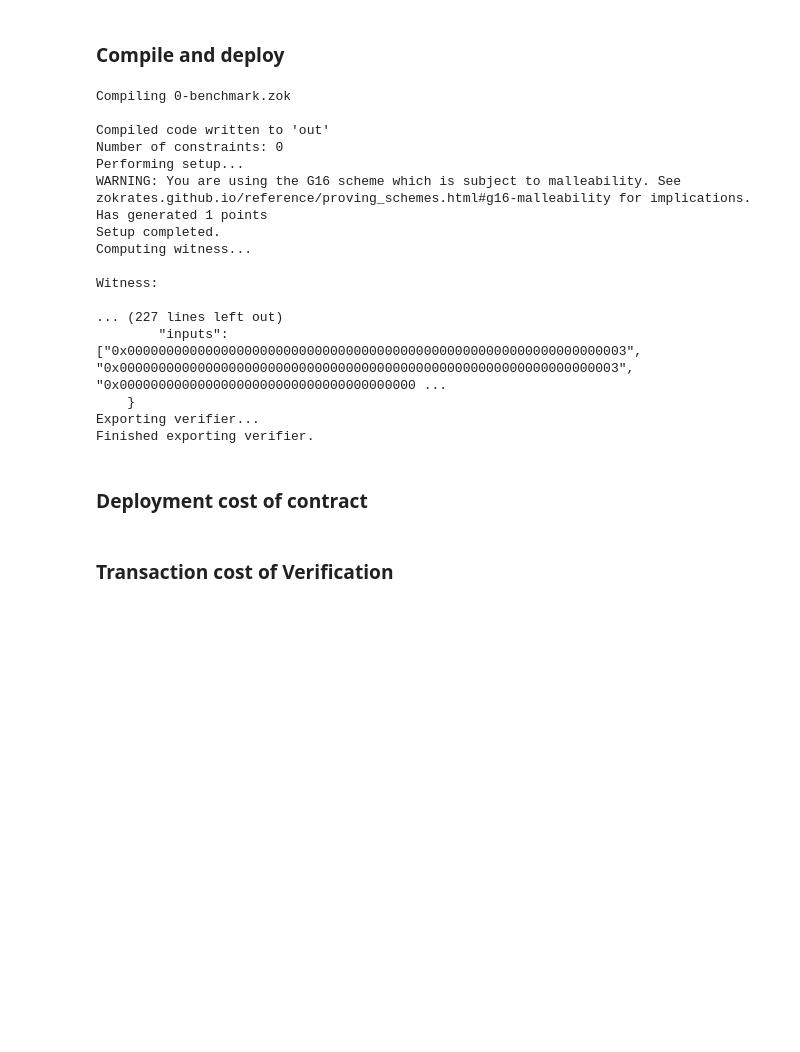
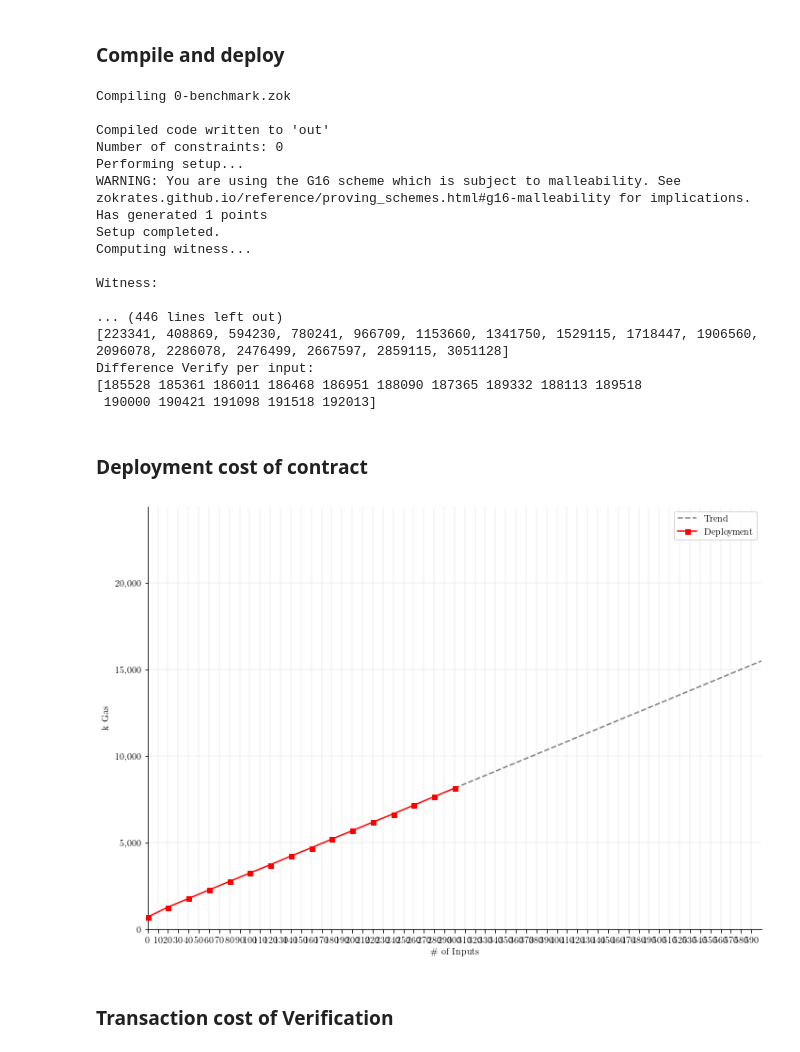
Before and after one commit to JacobEberhardt/ZoKratesBenchmarks, a Jupyter notebook: input_benchmark.ipynb, the cells around one changed output. Saved outputs shown, nothing was run; the diff lists cells and outputs as text; code cells hidden in the pictures; blank space fills up the shorter version.

Commit message:
solc optimizer turned on + added ganache-cli instructions

```diff
--- a/input_benchmark.ipynb
+++ b/input_benchmark.ipynb
@@ -74,8 +77,8 @@ w3.eth.defaultAccount = w3.eth.accounts[0]
 ### Benchmark Configuration:
 Set max number of inputs for the function. proving_scheme only accepts g16 for now, since thats the only available option in the install script version of ZoKrates. Once they are implemented, they can be choosen via provided variable.
 # %%
-max_inputs = 170 # largest number of contract inputs. Max size w.r. to contract size: 180
-step = 100 # increment in number of inputs between two experiments
+max_inputs = 300 # largest number of contract inputs. Max size w.r. to contract size without solc --optimize flag: 168. This is just below 2 kilobyte (2KB bounday, see EIP-170)
+step = 20 # increment in number of inputs between two experiments
 trend_factor = 2
 proving_scheme = "g16"
 target_dir = './target' # directory generated files are stored in
@@ -131,7 +134,7 @@ def clean_dir(directory):
 clean_dir(target_dir)
 
 # Generates test .zok files based on max_input and step
-inputlist = list(chain([0],range(step, max_inputs + 1, step),range(160,170)))
+inputlist = list(chain([0],range(step, max_inputs + 1, step)))
 
 for i in inputlist:
     generate_function(i,target_dir)
@@ -224,10 +227,10 @@ for i in iter(inputlist):
     !zokrates export-verifier -s {proving_scheme} -a v2
 #   Compiling contract via solc cli
     if i == 0:
-        !solcjs --abi --bin zero-input-verifier.sol
+        !solcjs --optimize --abi --bin zero-input-verifier.sol
         deploy_and_call(True)
     else:
-        !solcjs --abi --bin verifier.sol
+        !solcjs --optimize --abi --bin verifier.sol
         deploy_and_call(False)
 
 print("Results Deploy:")
@@ -256,11 +259,11 @@ Computing witness...
 
 Witness:
 
-... (227 lines left out)
-        "inputs": ["0x0000000000000000000000000000000000000000000000000000000000000003", "0x0000000000000000000000000000000000000000000000000000000000000003", "0x00000000000000000000000000000000000000 ...
-    }
-Exporting verifier...
-Finished exporting verifier.
+... (446 lines left out)
+[223341, 408869, 594230, 780241, 966709, 1153660, 1341750, 1529115, 1718447, 1906560, 2096078, 2286078, 2476499, 2667597, 2859115, 3051128]
+Difference Verify per input:
+[185528 185361 186011 186468 186951 188090 187365 189332 188113 189518
+ 190000 190421 191098 191518 192013]
 # %%
 def calc_trend_slope(x1, y1, x2, y2):
     return ((((y2 - y1)/(x2 - x1)) * (trend_factor * max_inputs - x1)) + y1) / 1000
@@ -280,36 +283,38 @@ y_trend = calc_trend_slope(2*step, results_deploy[2], max_inputs, results_deploy
 # plot
 fig, ax = plt.subplots()
 ax.plot([max_inputs, max_inputs * trend_factor], [results_deploy[-1] / 1000, y_trend], '--', label="Trend", color="grey") # plot trend first, so it's behind main plot
-ax.plot(inputlist, [x / 1000 for x in results_deploy], '-rs', label="Verification", clip_on=False, zorder=100, markersize=5)
+ax.plot(inputlist, [x / 1000 for x in results_deploy], '-rs', label="Deployment", clip_on=False, zorder=100, markersize=5)
 ax.axis([0, max_inputs*trend_factor, 0, results_deploy[-1]*3/1000])
 
 # set x axis ticks
 x_int = range(0, math.ceil(max_inputs*trend_factor),10) # calculate x axis values
 ax.set_xticks(x_int)
 
 # format y axis numbers
 ax.yaxis.set_major_formatter(mpl.ticker.StrMethodFormatter('{x:,.0f}'))
 
 # removing top and right borders
 ax.spines['top'].set_visible(False)
 ax.spines['right'].set_visible(False)
 
 # adds a title and axes labels
 # ax.set_title('Deployment Cost')
 ax.set_xlabel('\# of Inputs')
 ax.set_ylabel('k Gas')
 
 # adds major gridlines
 ax.grid(color='grey', linestyle='-', linewidth=0.25, alpha=0.5)
 
 # adds legend
 ax.legend()
 
 # set size
 fig.set_size_inches(11.69,8.27) # a4 landscape
 
 # save as pdf
 fig.savefig('exports/deploy.pdf', bbox_inches='tight')
+# %% [output]
+[figure, added]
 # %% [markdown]
 ### Transaction cost of Verification
 # %%
```
Also changed, not shown: parts of 3 cells of this notebook, 2 other files.
